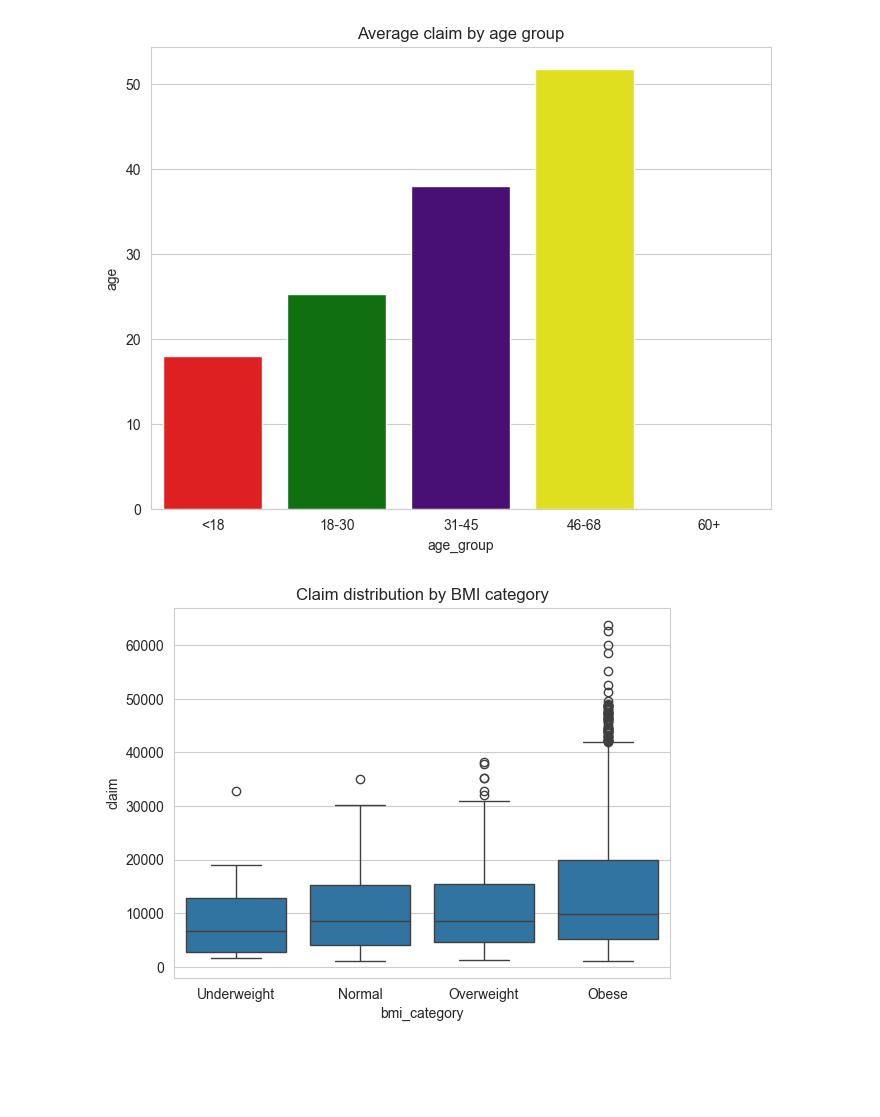
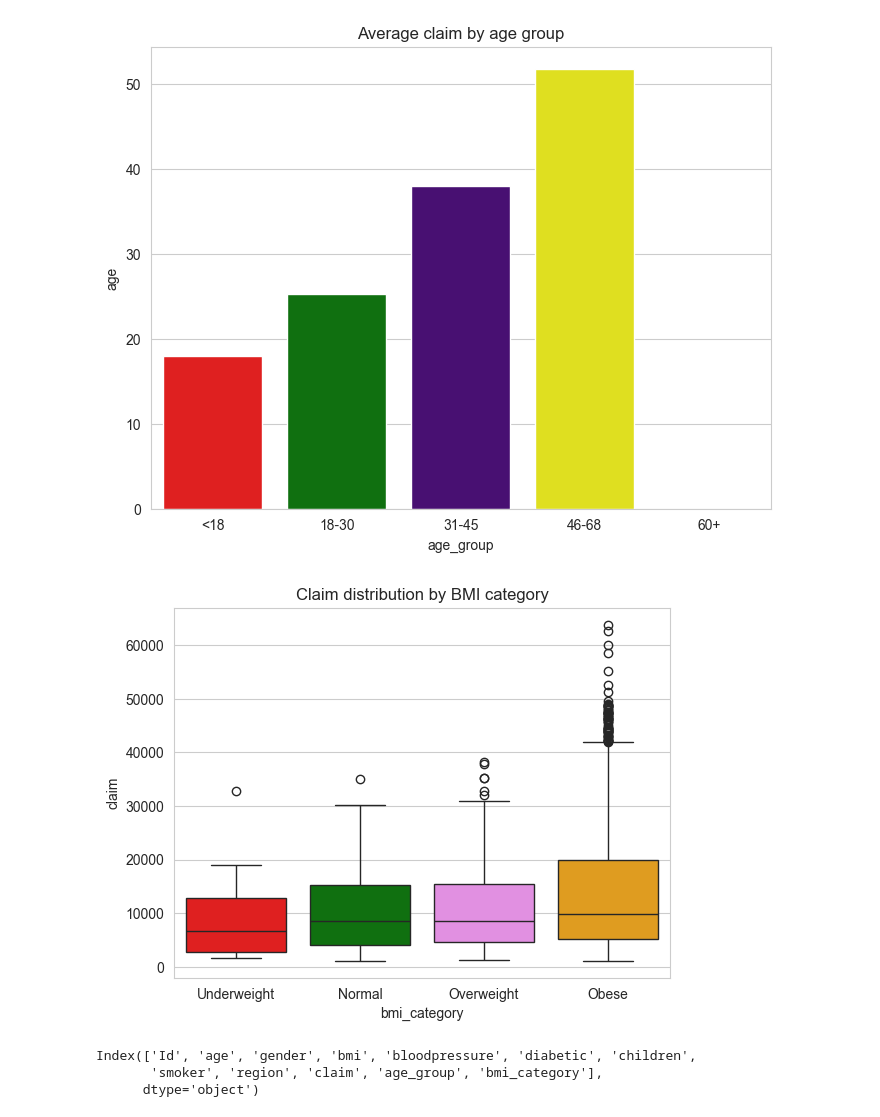
Before and after one commit to TheDarkPassenger98/Health-insurance-costs-predicition, a Jupyter notebook: project.ipynb, the cells around one changed output. Drawn from its saved outputs; the diff is of its cells as text; code cells hidden in the pictures; blank space fills up the shorter version.

```diff
--- a/project.ipynb
+++ b/project.ipynb
@@ -262,8 +263,8 @@ plt.show()
 # %%
 df["bmi_category"] = pd.cut(df["bmi"], bins = [0, 18.5, 24.9, 29.9, 100], labels = ["Underweight", "Normal", "Overweight", "Obese"])
 # %%
-sns.boxplot(data = df, x = "bmi_category", y = "claim")
+sns.boxplot(data = df, x = "bmi_category", y = "claim", palette=["red", "green", "violet", "orange"])
 plt.title("Claim distribution by BMI category")
 plt.show()
 # %% [output]
-[figure, old version]
+[figure, new version]
@@ -269,0 +275,6 @@ plt.show()
+# %%
+df.columns
+# %% [output]
+Index(['Id', 'age', 'gender', 'bmi', 'bloodpressure', 'diabetic', 'children',
+       'smoker', 'region', 'claim', 'age_group', 'bmi_category'],
+      dtype='object')
```
Also changed, not shown: parts of 26 cells of this notebook, 6 other files.
